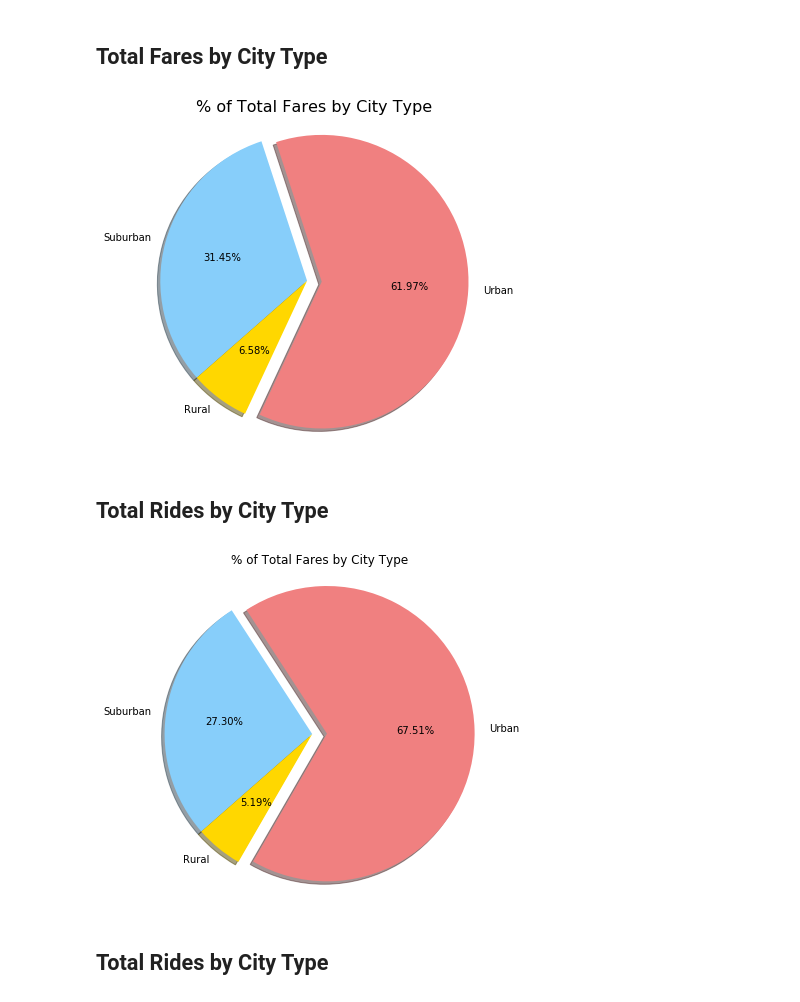
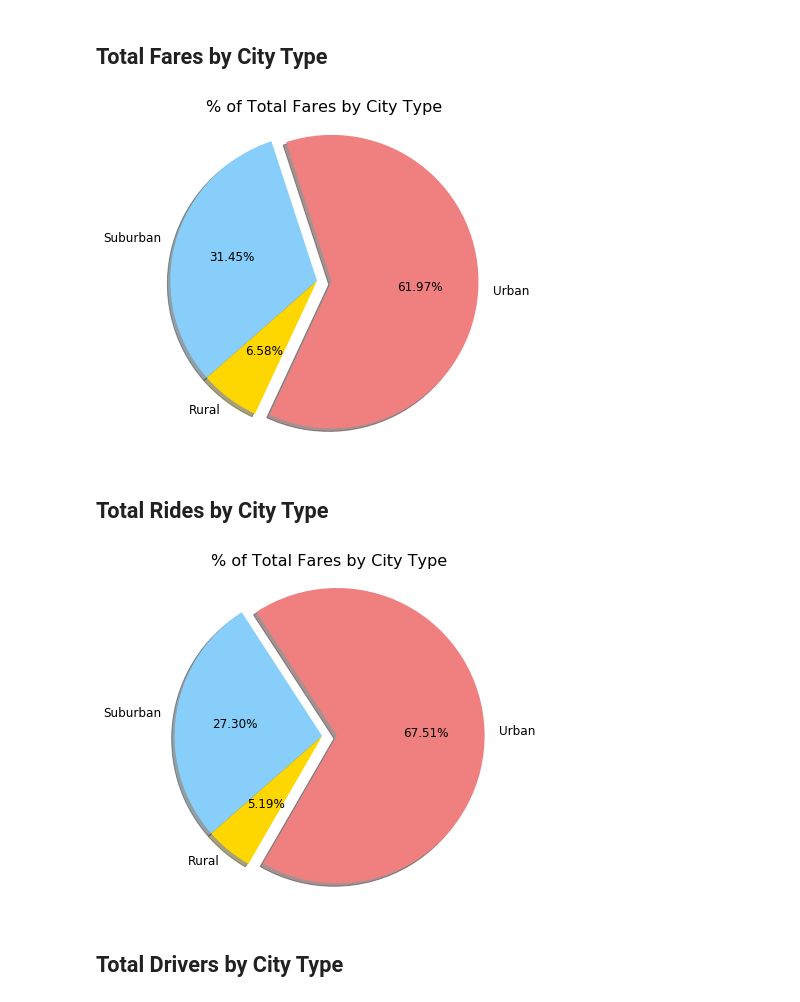
Before and after one commit to buitron/pyber_analysis, a Jupyter notebook: solution/pyber_analysis.ipynb, the cells around one changed output. Saved outputs shown, nothing was run; the diff lists cells and outputs as text; code cells hidden in the pictures.

```diff
--- a/solution/pyber_analysis.ipynb
+++ b/solution/pyber_analysis.ipynb
@@ -101,25 +106,25 @@ explode = (0.1,0,0)
 # %%
 plt.figure(figsize=(6,6))
 plt.pie(zippidie_doo_dah[0], labels=labels, explode=explode, shadow=True, startangle=245,
-        autopct='%.2f%%', colors=colors)
+        autopct='%.2f%%', colors=colors, textprops={'fontsize':12})
 plt.title('% of Total Fares by City Type', size=16)
 plt.axis('equal')
 plt.show()
 # %% [output]
-[figure, old version]
+[figure, new version]
 # %% [markdown]
 ## Total Rides by City Type
 # %%
 plt.figure(figsize=(6,6))
 plt.pie(zippidie_doo_dah[1], labels=labels, explode=explode, shadow=True, startangle=240,
-        autopct='%.2f%%', colors=colors)
-plt.title('% of Total Fares by City Type')
+        autopct='%.2f%%', colors=colors, textprops={'fontsize':12})
+plt.title('% of Total Fares by City Type', size=16)
 plt.axis('equal')
 plt.show()
 # %% [output]
-[figure, old version]
+[figure, new version]
 # %% [markdown]
-## Total Rides by City Type
+## Total Drivers by City Type
 # %%
 plt.figure(figsize=(6,6))
 plt.pie(zippidie_doo_dah[2], labels=labels, explode=explode, shadow=True, startangle=220,
```
Also changed, not shown: parts of 3 cells of this notebook, 4 other files.
